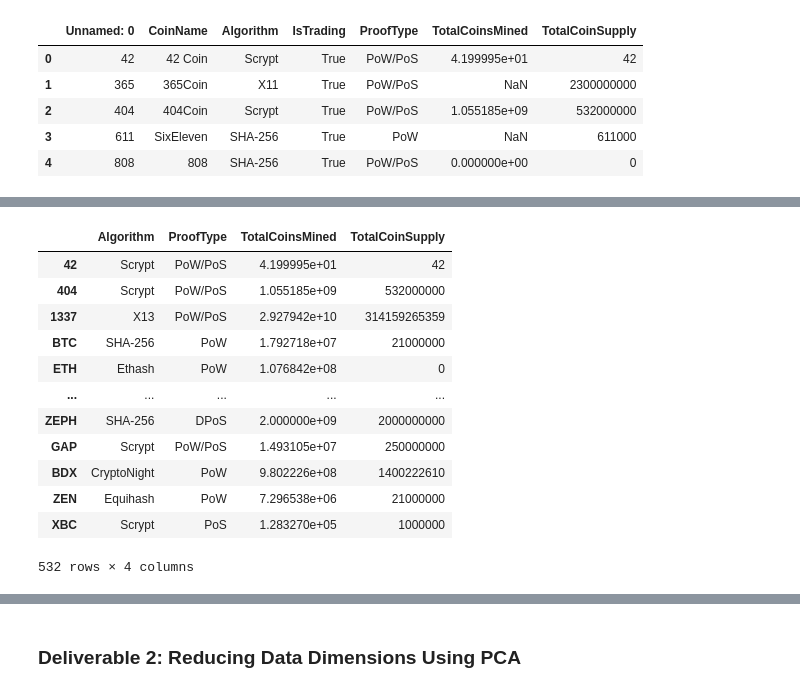
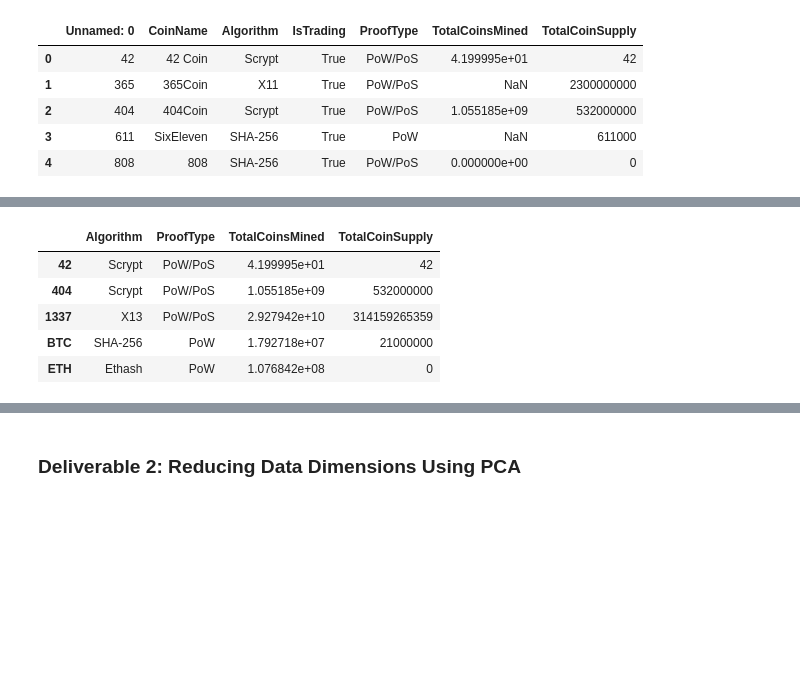
Before and after one commit to nitishsingh158/Cryptocurrencies, a Jupyter notebook: crypto_clustering.ipynb, the cells around one changed output, grey strips where cells are left out. Drawn from its saved outputs; the diff is of its cells as text; code cells hidden in the pictures; blank space fills up the shorter version.

```diff
--- a/crypto_clustering.ipynb
+++ b/crypto_clustering.ipynb
@@ -117,18 +85,11 @@ crypto_name
 # %%
 # Drop the 'CoinName' column since it's not going to be used on the clustering algorithm.
 crypto_df = crypto_df.drop('CoinName', axis=1)
-crypto_df
+crypto_df.head()
 # %% [output]
 |  | Algorithm | ProofType | TotalCoinsMined | TotalCoinSupply |
 | 42 | Scrypt | PoW/PoS | 4.199995e+01 | 42 |
 | 404 | Scrypt | PoW/PoS | 1.055185e+09 | 532000000 |
 | 1337 | X13 | PoW/PoS | 2.927942e+10 | 314159265359 |
 | BTC | SHA-256 | PoW | 1.792718e+07 | 21000000 |
 | ETH | Ethash | PoW | 1.076842e+08 | 0 |
-| ... | ... | ... | ... | ... |
-| ZEPH | SHA-256 | DPoS | 2.000000e+09 | 2000000000 |
-| GAP | Scrypt | PoW/PoS | 1.493105e+07 | 250000000 |
-| BDX | CryptoNight | PoW | 9.802226e+08 | 1400222610 |
-| ZEN | Equihash | PoW | 7.296538e+06 | 21000000 |
-| XBC | Scrypt | PoS | 1.283270e+05 | 1000000 |
-532 rows × 4 columns
```
Also changed, not shown: parts of 16 cells of this notebook.
